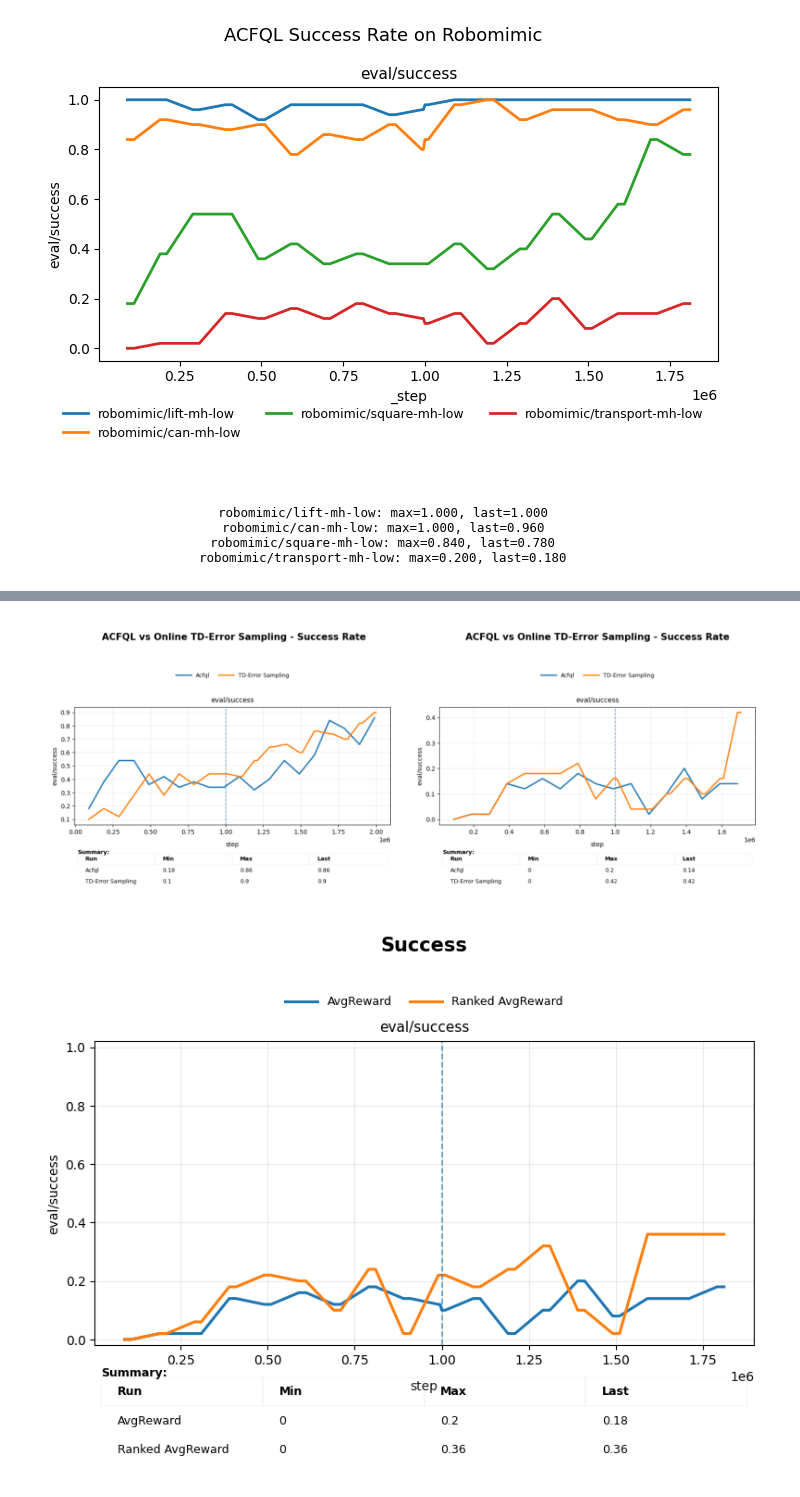
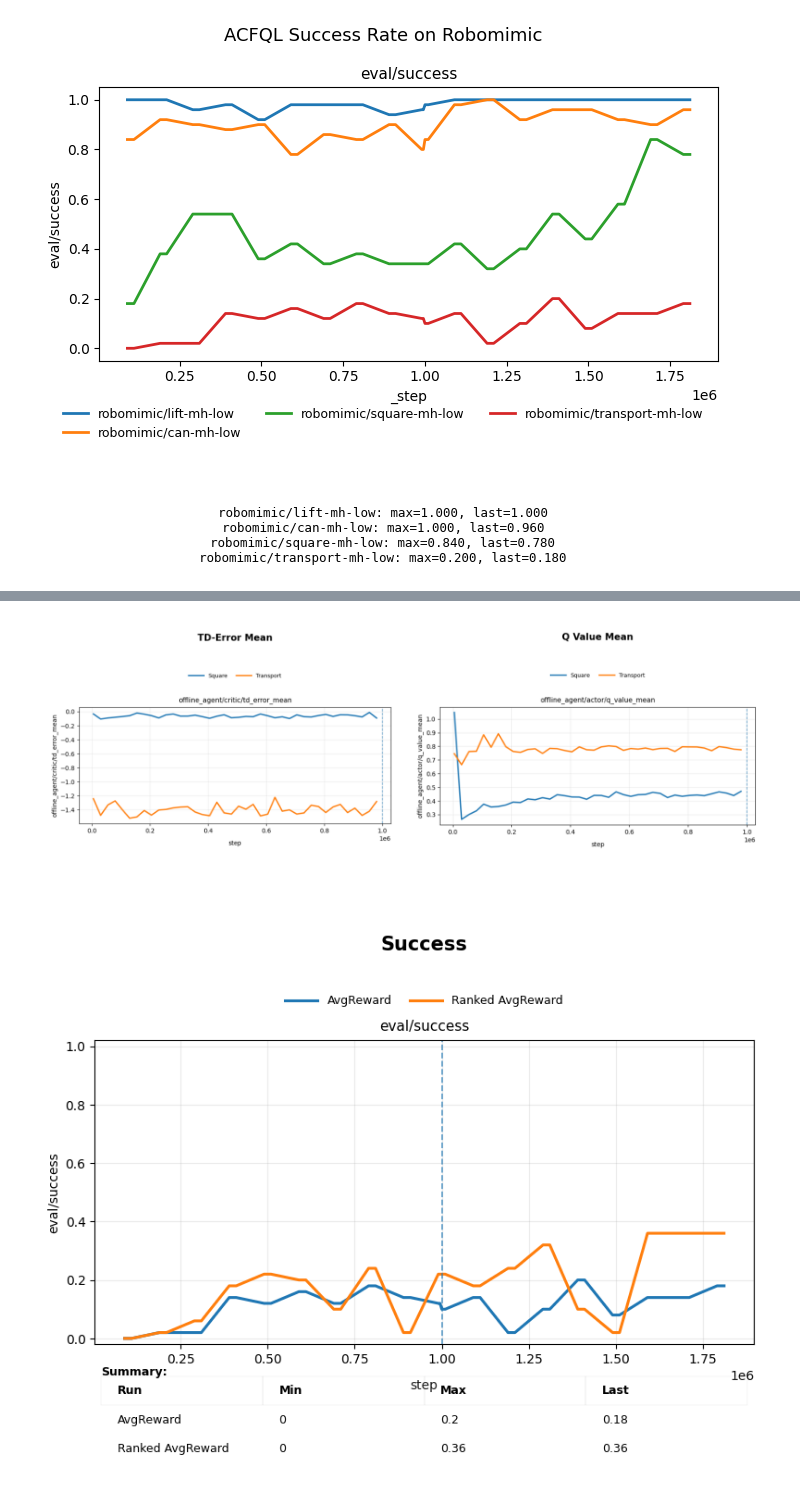
Before and after one commit to Revivekirin/qc-flow-priority-sampling, a Jupyter notebook: test.ipynb, the cells around one changed output, grey strips where cells are left out. Drawn from its saved outputs; the diff is of its cells as text; code cells hidden in the pictures.

```diff
--- a/test.ipynb
+++ b/test.ipynb
@@ -883,51 +873,42 @@ def plot_images_with_positions(
         idx = 0
         for r in range(rows):
             for c in range(cols):
                 if idx >= len(items):
                     break
                 _, img_path = items[idx]
                 img = Image.open(img_path)
                 axes[r, c].imshow(img)
                 axes[r, c].axis("off")
                 idx += 1
     else:
         # 지정된 (r,c)에만 삽입
         for (r, c), img_path in image_map.items():
             assert 0 <= r < rows and 0 <= c < cols, (
                 f"Invalid position {(r, c)} for grid {(rows, cols)}"
             )
             img = Image.open(img_path)
             axes[r, c].imshow(img)
             axes[r, c].axis("off")
 
     plt.subplots_adjust(
         left=0.02, right=0.98, top=0.98, bottom=0.02,
         wspace=wspace, hspace=hspace
     )
     plt.show()
 
 
-
 image_map = {
-    (0, 0): "/home/robros/git/qc-flow-priority-sampling/csv/square/ACFQL vs Online TD-Error Sampling - Success Rate.png",
-    (0, 1): "/home/robros/git/qc-flow-priority-sampling/csv/transport/ACFQL vs Online TD-Error Sampling - Success Rate.png",
-
-    # (1, 0): "/home/robros/git/qc-flow-priority-sampling/csv/square/AvgReward priority vs Ranked AvgReward priority - Q Mean.png",
-    # (1, 1): "/home/robros/git/qc-flow-priority-sampling/csv/square/UQMReward priority vs Ranked UQMReward priority - Q Mean.png",
-
-    # (2, 0): "/home/robros/git/qc-flow-priority-sampling/csv/square/AvgReward priority vs Ranked AvgReward priority - Critic Loss.png",
-    # (2, 1): "/home/robros/git/qc-flow-priority-sampling/csv/square/UQMReward priority vs Ranked UQMReward priority - Critic Loss.png",
-
-    # (3, 0): "/home/robros/git/qc-flow-priority-sampling/csv/square/AvgReward priority vs Ranked AvgReward priority - BC Flow Loss.png",
-    # (3, 1): "/home/robros/git/qc-flow-priority-sampling/csv/square/UQMReward priority vs Ranked UQMReward priority - BC Flow Loss.png",
-
-    # (4, 0): "/home/robros/git/qc-flow-priority-sampling/csv/square/AvgReward priority vs Ranked AvgReward priority - Actor Flow Loss.png",
-    # (4, 1): "/home/robros/git/qc-flow-priority-sampling/csv/square/UQMReward priority vs Ranked UQMReward priority - Actor Flow Loss.png",
+    "square": "/home/sophia435256/workspace2/git/qc/csv/TDErrorMean.png",
+    "transport": "/home/sophia435256/workspace2/git/qc/csv/QValueMean.png",
 }
-
-plot_images_with_positions(image_map, grid=(1, 2), figsize=(8, 3))
+plot_images_with_positions(
+    image_map,
+    grid=(1, 2),
+    figsize=(8, 3),
+    auto_compact=True
+)
 # %% [output]
-[figure, old version]
+[figure, new version]
 # %%
 plot_csvs_pretty_v3(
     csv_files=csvs,
```
Also changed, not shown: parts of 1 cell of this notebook, 21 other files.
